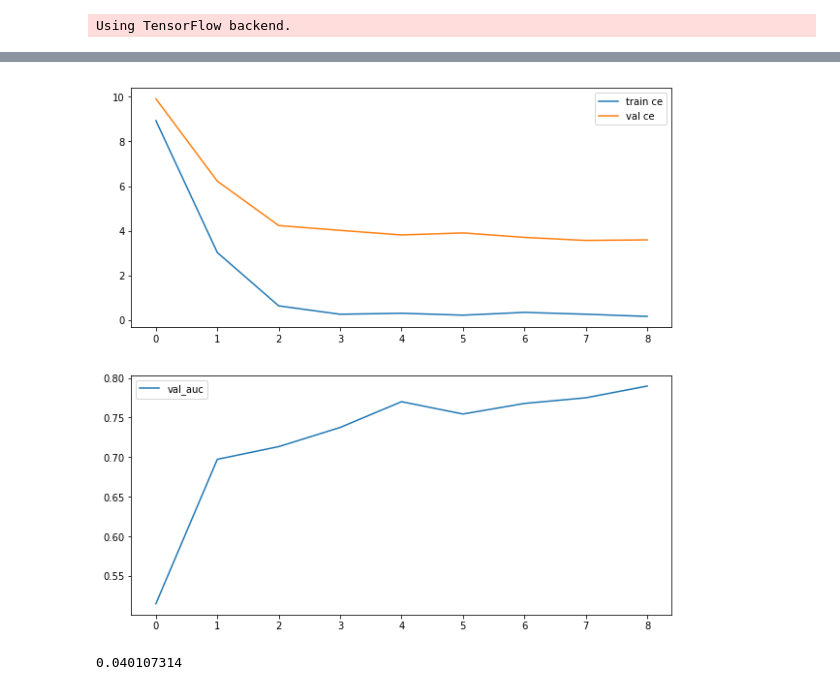
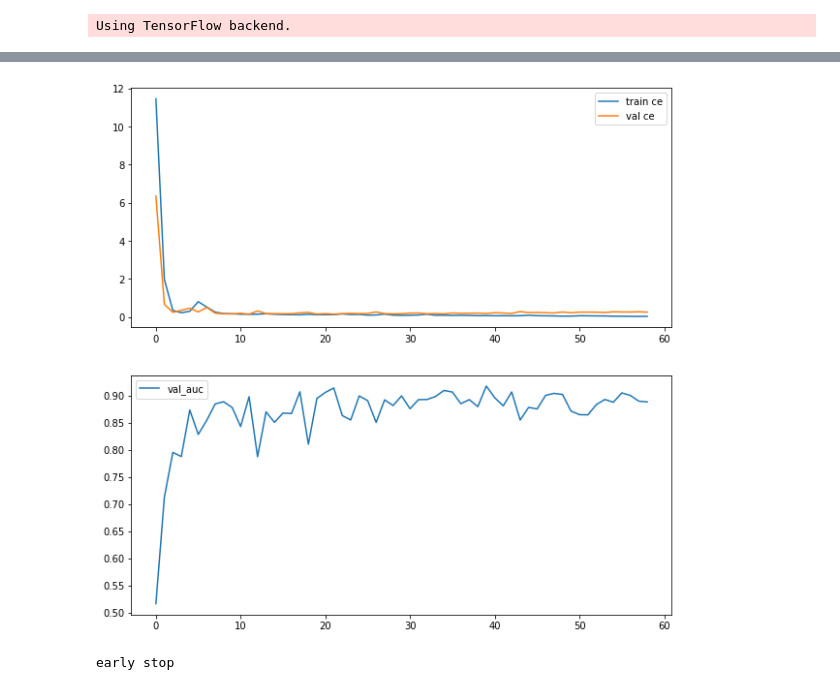
Before and after one commit to rykachevskiy/insilico_test, a Jupyter notebook: src/main.ipynb, the cells around one changed output, grey strips where cells are left out. Drawn from its saved outputs; the diff is of its cells as text; code cells hidden in the pictures.

Commit message:
experiments with DFS

```diff
--- a/src/main.ipynb
+++ b/src/main.ipynb
@@ -329,6 +320,7 @@ from keras.layers import Dense
 Using TensorFlow backend.
 # %%
 class WeightLayer:
+    '''Weight layer, simply performs elementwise multiplication between input and weights'''
     def __init__(self, shape, name, w=None):
         self.shape = shape
         self.name = name
@@ -345,15 +337,43 @@ class WeightLayer:
             with tf.name_scope(self.scope.original_name_scope):
                 out = self.w * inp
                 return out
+# %%
+class ElasticNet:
+    '''
+    Class for ElasticNet model.
+    Also responsible for creating loss terms
+    '''
+    def __init__(self, name, input_shape):
+        self.name = name
+        self.input_shape = input_shape
+
+        with tf.variable_scope(name) as scope:
+            self.dense = Dense(1, activation=None)
+        self.scope = scope
+
+    def __call__(self, inp):
+        with tf.variable_scope(self.scope):
+            with tf.name_scope(self.scope.original_name_scope):
+                logits = self.dense(inp)
+                out = tf.nn.sigmoid(logits)
+        return logits, out
+
+    def get_regularization_term(self, alpha):
+        with tf.variable_scope("regularization"):
+            return  (1-alpha) * tf.reduce_sum(tf.abs(self.dense.weights[0])) +\
+                        alpha * tf.reduce_sum(tf.square(self.dense.weights[0]))
 # %%
 class DFS:
-    def __init__(self, name, input_shape, dense_sizes = [256, 256]):
+    '''
+    Class for DFS model.
+    Also responsible for creating loss terms
+    '''
+    def __init__(self, name, input_shape, dense_sizes=[256, 256]):
         self.name = name
         self.input_shape = input_shape
 
         with tf.variable_scope(name) as scope:
             self.weight_layer = WeightLayer(input_shape, 'wl')
-
             self.dense_array = [Dense(x, activation=tf.nn.relu) for x in dense_sizes] + [Dense(2, activation=None)]
         self.scope = scope
 
@@ -519,12 +565,9 @@ def iterate_minibatches(x, y, batchsize, shuffle=True):
 tf.reset_default_graph()
 sess = tf.Session()
 # %%
-exp_1 = NNexperiment("322", np.ones(X.shape[1]).astype(bool), sess)
+exp_1 = experiment("DFS_visual", np.ones(X.shape[1]).astype(bool), sess)
 # %%
-exp_1.run_experiment(X_tr, y_tr, X_te, y_te, 3)
+exp_1.run_experiment(X_tr, y_tr, X_te, y_te, 200)
 # %% [output]
-[figure, old version]
+[figure, new version]
+early stop
-# %%
-sess.run(exp_1.dfs.weight_layer.w).max()
-# %% [output]
-0.040107314
```
Also changed, not shown: parts of 58 cells of this notebook.
